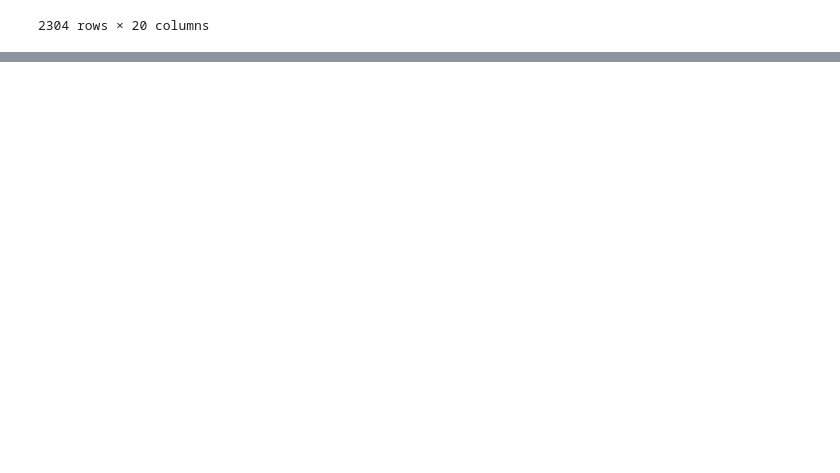
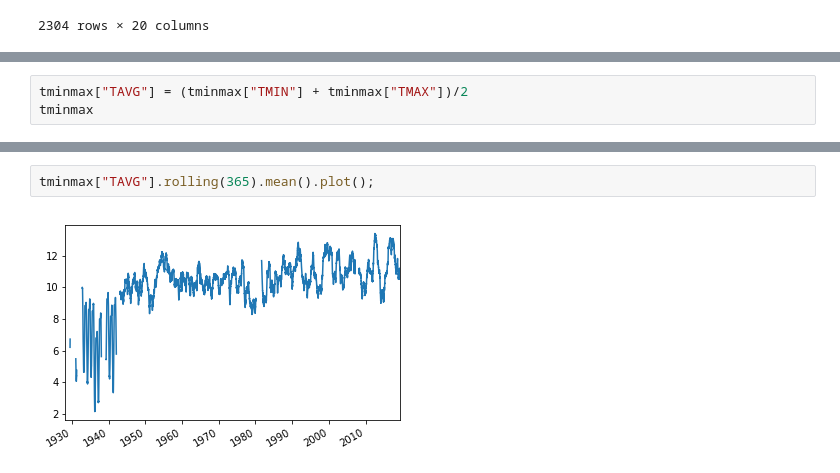
Before and after one commit to jpivarski-talks/2019-06-10-usatlas-argonne-python, a Jupyter notebook: 02-numpy-pandas-skills.ipynb, the cells around one changed output, grey strips where cells are left out. Saved outputs shown, nothing was run; the diff lists cells and outputs as text; blank space fills up the shorter version.

```diff
--- a/02-numpy-pandas-skills.ipynb
+++ b/02-numpy-pandas-skills.ipynb
@@ -540,0 +849,3 @@ df["mass"][df.Q1 == df.Q2].plot.hist(bins=100)
+# %%
+tminmax["TAVG"] = (tminmax["TMIN"] + tminmax["TMAX"])/2
+tminmax
@@ -540,0 +871,4 @@ df["mass"][df.Q1 == df.Q2].plot.hist(bins=100)
+# %%
+tminmax["TAVG"].rolling(365).mean().plot();
+# %% [output]
+[figure, added]
```
Also changed, not shown: parts of 29 cells of this notebook.
